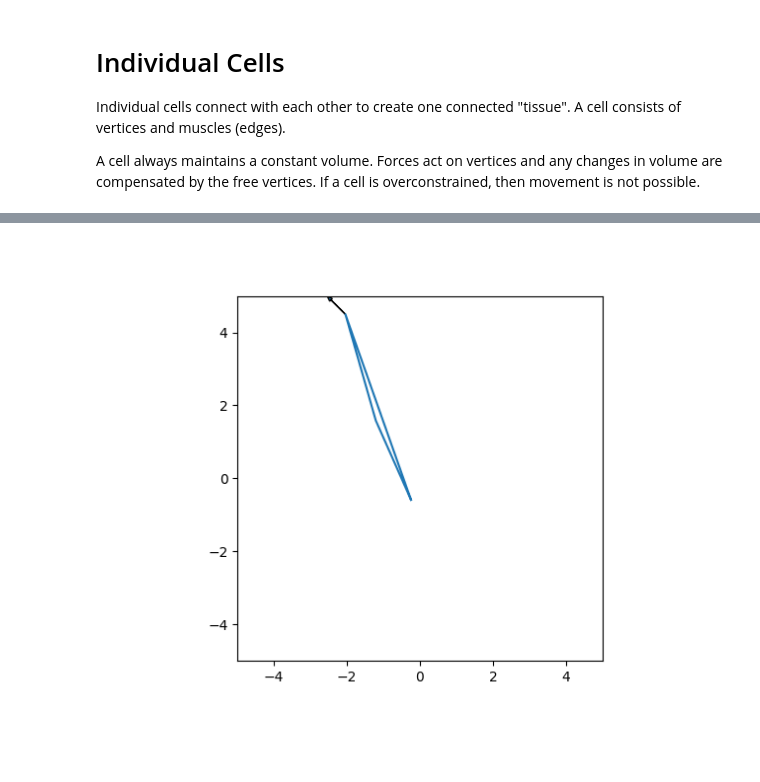
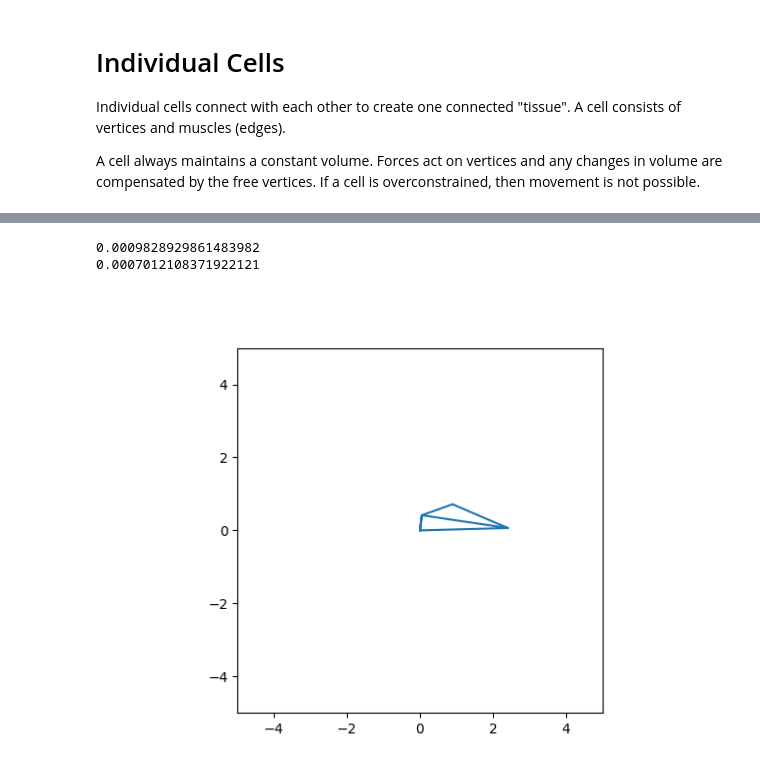
Before and after one commit to aechoi/muscular_hydrostat, a Jupyter notebook: src/isochoric.ipynb, the cells around one changed output, grey strips where cells are left out. Cells and saved outputs as stored; diff of their text form; code cells hidden in the pictures; blank space fills up the shorter version.

```diff
--- a/src/isochoric.ipynb
+++ b/src/isochoric.ipynb
@@ -144,21 +190,37 @@ print(max_vol_error)
+# %%
+cell_volumes = cell_volume(qs.T[0:6])
+max_vol_error = np.max(np.abs(cell_volumes - cell_volumes[0]))
+print(max_vol_error)
+
+cell_volumes = cell_volume(qs.T[2:8])
+max_vol_error = np.max(np.abs(cell_volumes - cell_volumes[0]))
+print(max_vol_error)
+# %% [output]
+0.0009828929861483982
+0.0007012108371922121
 # %%
 def get_triangle_coords(q):
     return ([q[0], q[2], q[4], q[0]], [q[1], q[3], q[5], q[1]])
+
+def get_net_coords(q):
+    return ([q[0], q[2], q[4], q[0], q[4], q[6], q[2]], [q[1], q[3], q[5], q[1], q[5], q[7], q[3]])
 
 fig, ax = plt.subplots()
 ax.set_aspect('equal')
 ax.set_xlim([-5, 5])
 ax.set_ylim([-5, 5])
-tri, = ax.plot(*get_triangle_coords(qs[0]))
-arrow = ax.arrow(qs[0,2,0], qs[0,3,0], Q[0,2,0], Q[0,3,0], length_includes_head=True, head_width=.1)
+# tri, = ax.plot(*get_triangle_coords(qs[0]))
+net, = ax.plot(*get_net_coords(qs[0]))
+arrow = ax.arrow(qs[0,2], qs[0,3], Q[0,2], Q[0,3], length_includes_head=True, head_width=.1)
 
 
 def update(frame):
-    tri.set_data(*get_triangle_coords(qs[frame]))
-    arrow.set_data(x=qs[frame, 2, 0], y=qs[frame, 3, 0], dx=Q[frame, 2, 0], dy=Q[frame, 3, 0])
-    return tri, arrow,
+    # tri.set_data(*get_triangle_coords(qs[frame]))
+    net.set_data(*get_net_coords(qs[frame]))
+    arrow.set_data(x=qs[frame, 2], y=qs[frame, 3], dx=Q[frame, 2], dy=Q[frame, 3])
+    return net, arrow,
 
 ani = animation.FuncAnimation(fig, update, frames=simulation_steps, interval=10)
 ani.save('triangle_animation.mp4')
 # %% [output]
-[figure, old version]
+[figure, new version]
```
Also changed, not shown: parts of 8 cells of this notebook, 6 other files.
